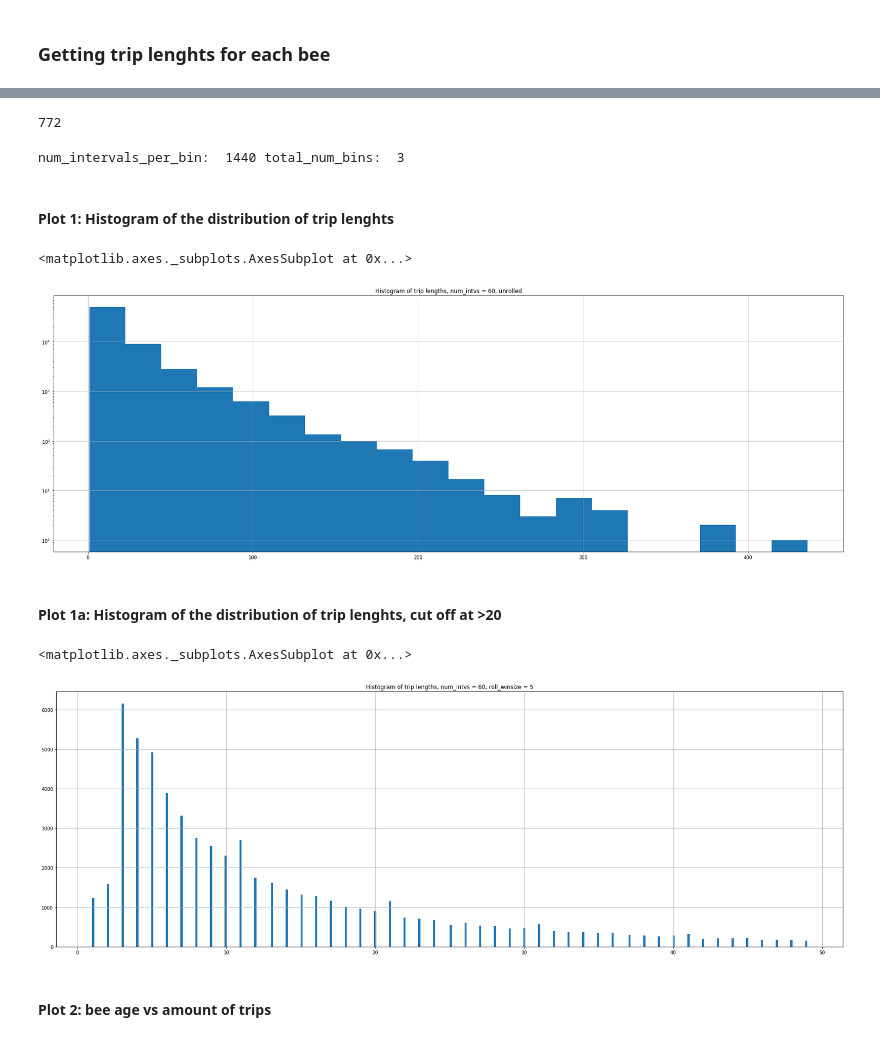
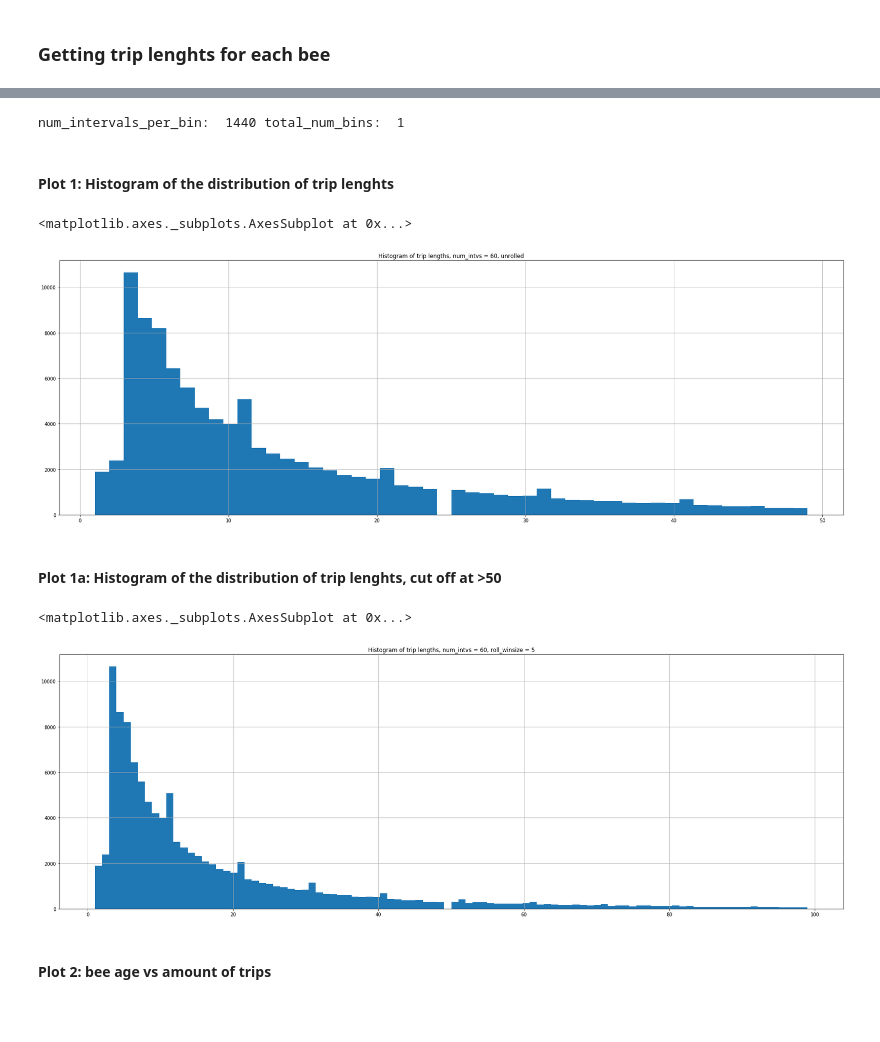
Before and after one commit to janek/Beesbook-life, a Jupyter notebook: MAIN_NOTEBOOK.ipynb, the cells around one changed output, grey strips where cells are left out. Cells and saved outputs as stored; diff of their text form; code cells hidden in the pictures; blank space fills up the shorter version.

```diff
--- a/MAIN_NOTEBOOK.ipynb
+++ b/MAIN_NOTEBOOK.ipynb
@@ -36,16 +39,23 @@ BeesbookID = bb_utils.ids.BeesbookID
 # %% [markdown]
 ### Define constant parameters
 # %%
+#TODO: Constants cannot be defined twice! (here and DB_TO_DETECTIONS)
+#TODO: Remove unused consts
+#potential solution: google jupyter magic/jupyter constant definition
+
+
 #Parameters for loading data, currently using known date of 23th, august 2016)
-num_hours = 12
+num_hours = 24
+num_days_to_process = 12
 
-datetime_start = datetime(2016, 8, 24)
+datetime_start = datetime(2016, 8, 27)
 
 #Parameters for presenting data
 bin_size_in_hours = 24
 
 #Hyperparameters for the data wrangling process
 num_intervals_per_hour = 60
+num_intervals_per_minute = num_intervals_per_hour/60
 rolling_window_size = 5
 
 total_num_intervals = (num_intervals_per_hour*num_hours)
@@ -122,16 +93,22 @@ Num. rows after appending: 43007264
 
 #NOTE: the presence cache does not yet know what bees it contains!
 (csv_name, csv_path) = create_presence_cache_filename(num_hours, datetime_start, num_intervals_per_hour)
+print('Starting with '+csv_path)
+presence_df = pd.read_csv(csv_path).iloc[:,1:]
+#NOTE: save and read csv adds a duplicate index column, which has to be removed with iloc
+#TODO: find a cleaner way to to solve that
 
+#Load more Presence.csv days, in addition to the one we already loaded
+for i in tqdm(range(1, num_days_to_process)):
 
-#Loading first element before the loop, to have a table formatted nicely for appending
-# start_csv_name = (datetime_start).strftime("%Y-%m-%d_%H:%M:%S")+".csv"
-# print('Processing '+location_prefix+start_csv_name+' before the loop')
+    start_day = datetime_start+timedelta(days=i)
 
-print('Loading '+csv_path)
-
-presence_df = pd.read_csv(csv_path).iloc[:,1:]
-#note: save and read csv adds a duplicate index column, which has to be removed with iloc
-#todo: find a cleaner way to to solve that
-presence_df.shape
+    (csv_name, csv_path) = create_presence_cache_filename(num_hours, start_day, num_intervals_per_hour)
+    file = Path(csv_path)
+    if file.exists() == False:
+        print("File "+ csv_name + "Doesn't exist, stopping entire operation")
+        break
+    new_presence_df = pd.read_csv(csv_path).iloc[:,1:]
+    presence_df = pd.concat([presence_df, new_presence_df])
+print("Done, final shape: " + str(presence_df.shape))
 # %% [output]
@@ -207,7 +150,0 @@ diffed_with_age.head()
-# %%
-diffed_with_age = diffed_with_age[diffed_with_age['age'] > 0]
-diffed_with_age = diffed_with_age.iloc[:,2].loc[~(diffed_with_age.iloc[:,2:]==0).all(axis=1)]
-
-len(diffed_with_age)
-# %% [output]
-772
@@ -246,5 +177,5 @@ for bin_nr in range(total_num_bins):
 # Change values to amount per hour instead of per interval
 trips_df = trips_df * 3600 / num_intervals_per_hour
 # %% [output]
-num_intervals_per_bin:  1440 total_num_bins:  3
+num_intervals_per_bin:  1440 total_num_bins:  1
 # %%
@@ -254,25 +186,24 @@ trips_df.to_csv('/mnt/storage/janek/'+'TRIPS-'+date_string+'-'+'h'+'.csv')
 # %% [markdown]
 #### Plot 1: Histogram of the distribution of trip lenghts
 # %%
-#TODO: Verify whether this  & 1a is sufficient and contains everything previously contained in the notebook
 flat_list = [item for sublist in rolled_trip_lengths for item in sublist]
 flat_series = pd.Series(flat_list)
 
 plt.figure(figsize=(30,10))
 plt.title('Histogram of trip lengths, num_intvs = '+str(num_intervals_per_hour)+', unrolled')
-flat_series.hist(log=True, bins=20)
+(flat_series[flat_series<50]/num_intervals_per_minute).hist(log=False, bins=50)
 # %% [output]
 <matplotlib.axes._subplots.AxesSubplot at 0x...>
-[figure, old version]
+[figure, new version]
 # %% [markdown]
-#### Plot 1a: Histogram of the distribution of trip lenghts, cut off at >20
+#### Plot 1a: Histogram of the distribution of trip lenghts, cut off at >50
 # %%
 plt.figure(figsize=(30,10))
 plt.title('Histogram of trip lengths, num_intvs = '+str(num_intervals_per_hour)+', roll_winsize = '+str(rolling_window_size)+'')
-flat_series_filtered = flat_series[flat_series<50]
-flat_series_filtered.hist(bins=340)
+flat_series_filtered = flat_series[flat_series<100]
+(flat_series_filtered/num_intervals_per_minute).hist(bins=100, log=False)
 # %% [output]
 <matplotlib.axes._subplots.AxesSubplot at 0x...>
-[figure, old version]
+[figure, new version]
 # %% [markdown]
 #### Plot 2: bee age vs amount of trips
```
Also changed, not shown: parts of 30 cells of this notebook, 6 other files.
